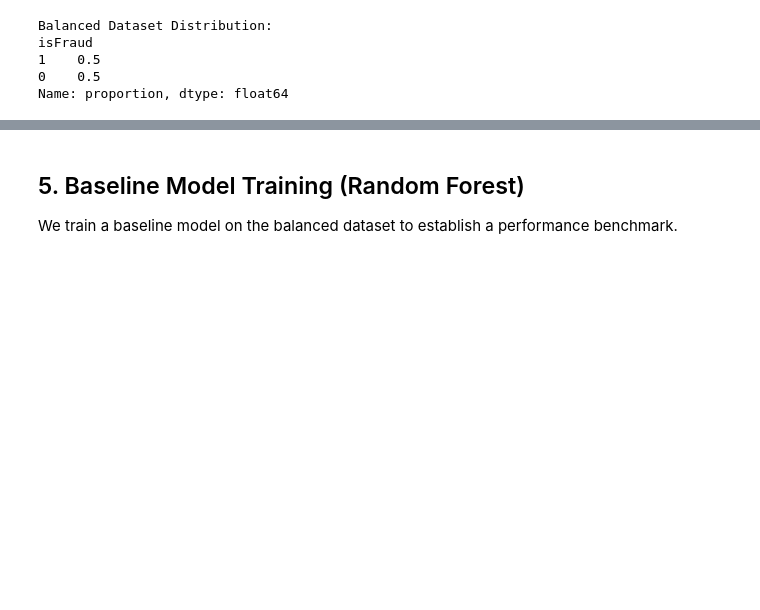
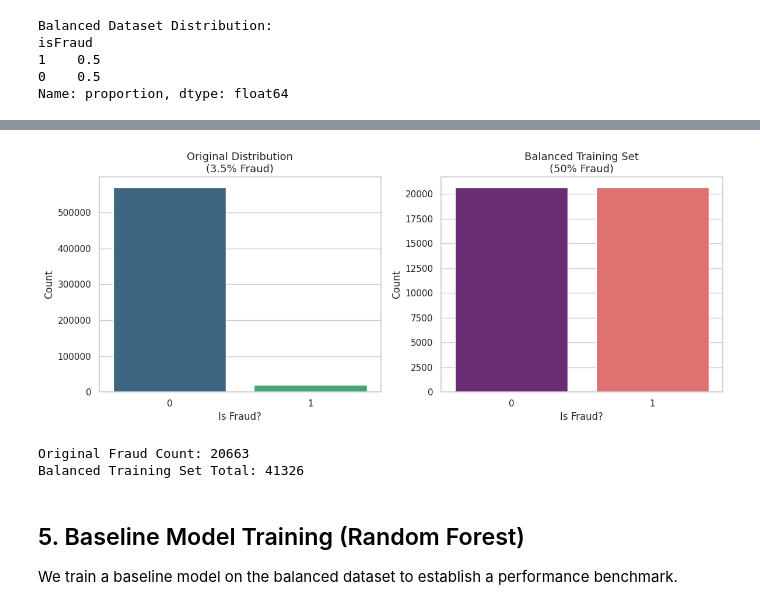
Before and after one commit to iisratislam/GNN-Multimodal-Fraud-Detection, a Jupyter notebook: 01_Multimodal_EDA_and_Baseline_Model.ipynb, the cells around one changed output, grey strips where cells are left out. Cells and saved outputs as stored; diff of their text form; code cells hidden in the pictures; blank space fills up the shorter version.

Commit message:
Updated imbalance plots and fixed code warnings

```diff
--- a/01_Multimodal_EDA_and_Baseline_Model.ipynb
+++ b/01_Multimodal_EDA_and_Baseline_Model.ipynb
@@ -238,3 +241,32 @@ Name: proportion, dtype: float64
+# %%
+plt.figure(figsize=(12, 5))
+
+# Plot 1: Original Imbalanced Distribution
+plt.subplot(1, 2, 1)
+# Fix: Assign x to hue and set legend=False to remove the warning
+ax1 = sns.countplot(x='isFraud', data=train, hue='isFraud', palette='viridis', legend=False)
+plt.title('Original Distribution\n(3.5% Fraud)', fontsize=13)
+plt.xlabel('Is Fraud?')
+plt.ylabel('Count')
+
+# Plot 2: Balanced Training Distribution
+plt.subplot(1, 2, 2)
+# Fix: Assign x to hue and set legend=False to remove the warning
+ax2 = sns.countplot(x='isFraud', data=train_balanced, hue='isFraud', palette='magma', legend=False)
+plt.title('Balanced Training Set\n(50% Fraud)', fontsize=13)
+plt.xlabel('Is Fraud?')
+plt.ylabel('Count')
+
+plt.tight_layout()
+plt.show()
+
+# Final confirmation
+print(f"Original Fraud Count: {len(train[train['isFraud']==1])}")
+print(f"Balanced Training Set Total: {len(train_balanced)}")
+# %% [output]
+[figure, added]
+Original Fraud Count: 20663
+Balanced Training Set Total: 41326
 # %% [markdown]
 ## 5. Baseline Model Training (Random Forest)
 We train a baseline model on the balanced dataset to establish a performance benchmark.
```
Also changed, not shown: parts of 1 cell of this notebook.
